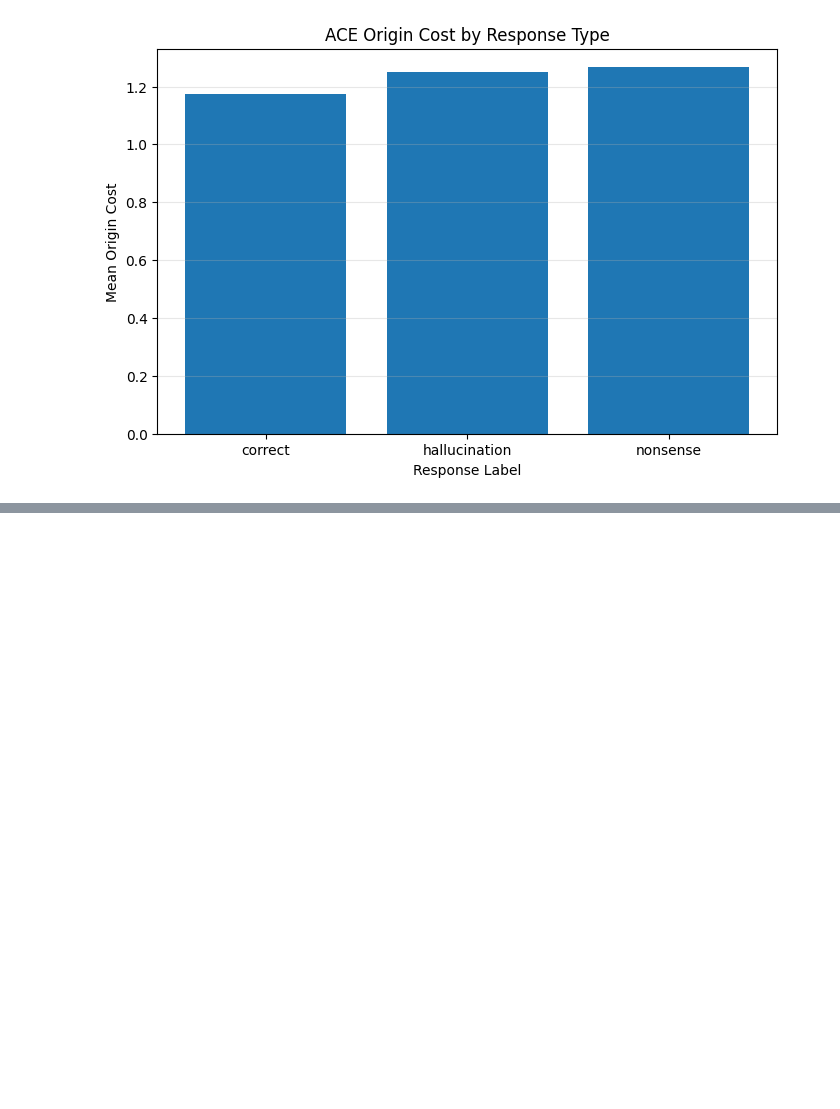
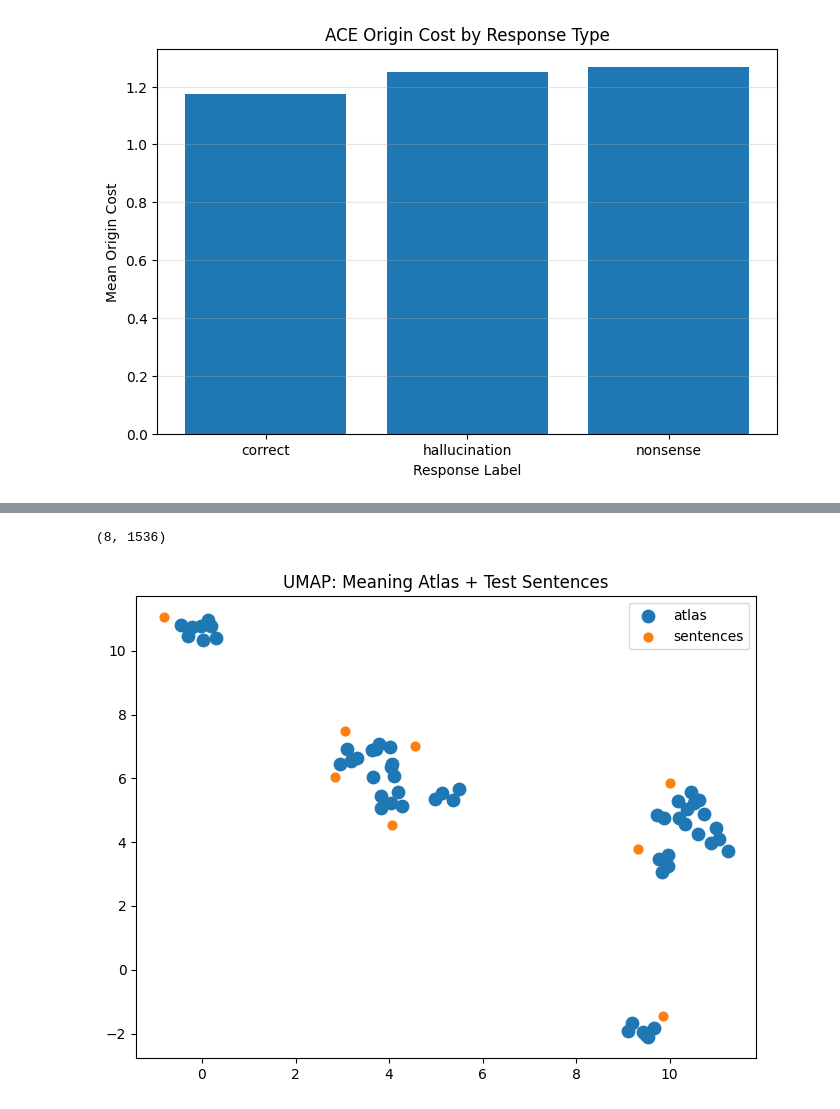
Before and after one commit to rosatisoft/ace-semantic-gateway, a Jupyter notebook: notebooks/ACE_Context_Matrix_Semantic_Field_Demo_with_Landscape_Analyzer.ipynb, the cells around one changed output, grey strips where cells are left out. Saved outputs shown, nothing was run; the diff lists cells and outputs as text; code cells hidden in the pictures; blank space fills up the shorter version.

```diff
--- a/notebooks/ACE_Context_Matrix_Semantic_Field_Demo_with_Landscape_Analyzer.ipynb
+++ b/notebooks/ACE_Context_Matrix_Semantic_Field_Demo_with_Landscape_Analyzer.ipynb
@@ -1484,0 +1629,21 @@ candidate_gaps[[
+# %%
+import numpy as np
+
+sentence_vectors = np.vstack([embed(s) for s in TEST_SENTENCES])
+sentence_vectors.shape
+# %% [output]
+(8, 1536)
+# %%
+atlas_proj = reducer.fit_transform(atlas_X)
+sent_proj = reducer.transform(sentence_vectors)
+# %%
+import matplotlib.pyplot as plt
+
+plt.figure(figsize=(8,6))
+plt.scatter(atlas_proj[:,0], atlas_proj[:,1], label="atlas", s=80)
+plt.scatter(sent_proj[:,0], sent_proj[:,1], label="sentences", s=40)
+plt.legend()
+plt.title("UMAP: Meaning Atlas + Test Sentences")
+plt.show()
+# %% [output]
+[figure, added]
```
Also changed, not shown: parts of 21 cells of this notebook.
